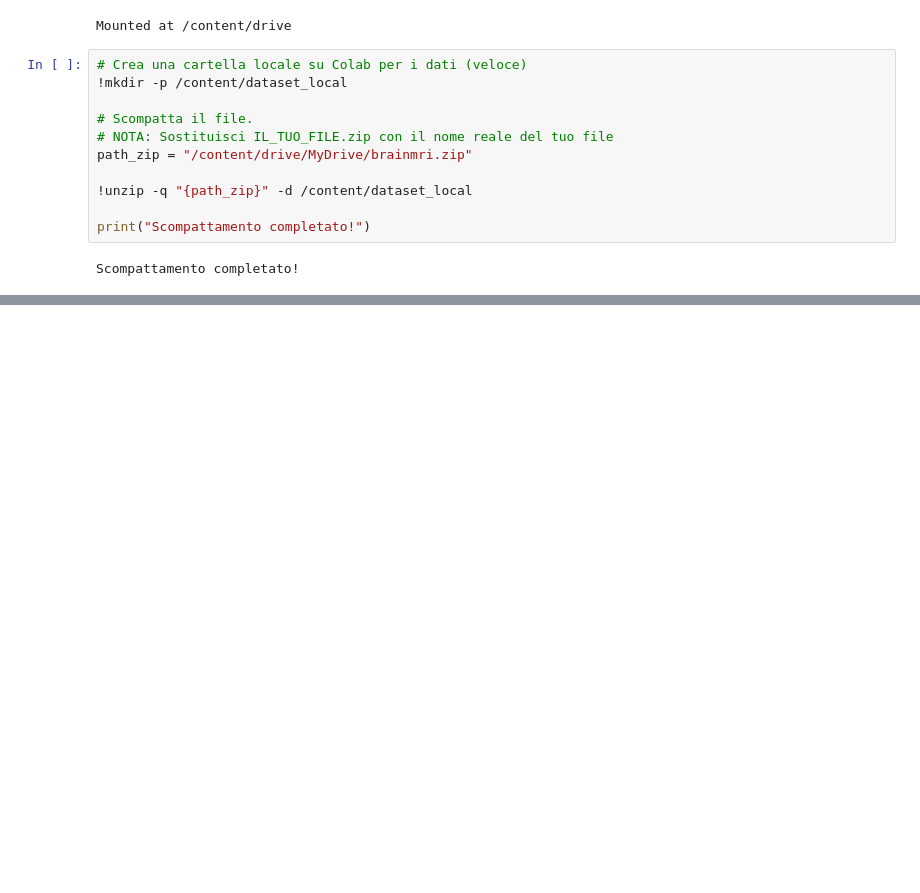
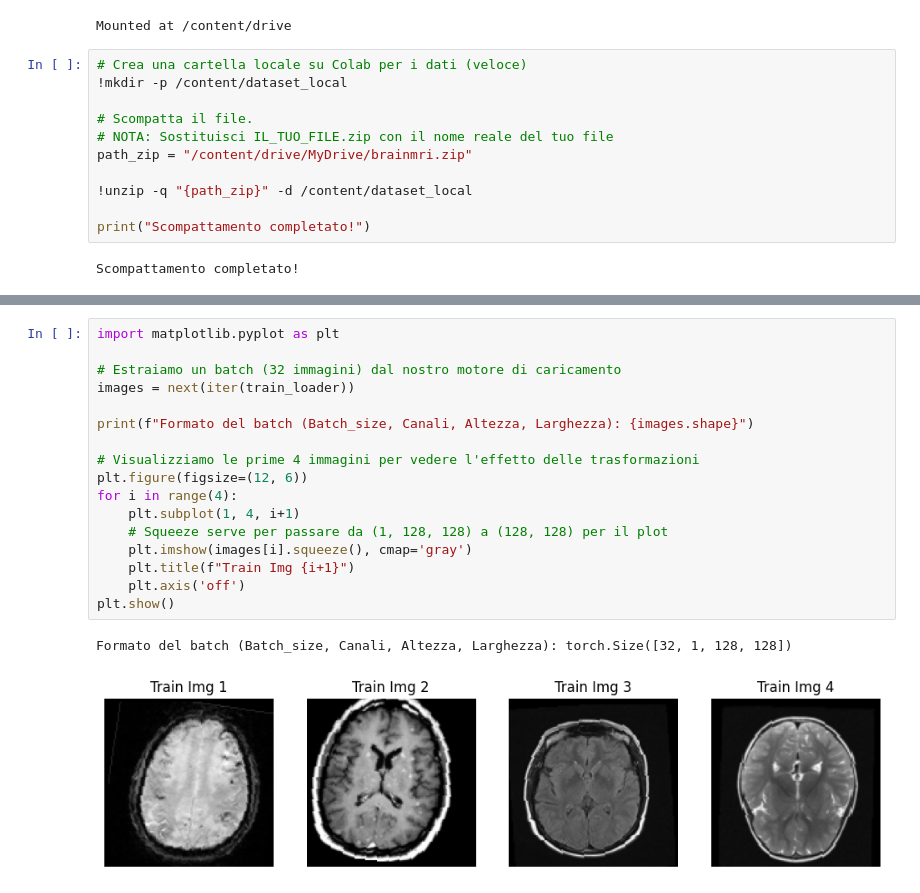
Before and after one commit to profsuccodifrutta/Variational_Autoencoder_for_Anomaly_Detection, a Jupyter notebook: 1_data_loading.ipynb, the cells around one changed output, grey strips where cells are left out. Drawn from its saved outputs; the diff is of its cells as text; blank space fills up the shorter version.

```diff
--- a/1_data_loading.ipynb
+++ b/1_data_loading.ipynb
@@ -50,0 +166,20 @@ import numpy as np
+# %%
+import matplotlib.pyplot as plt
+
+# Estraiamo un batch (32 immagini) dal nostro motore di caricamento
+images = next(iter(train_loader))
+
+print(f"Formato del batch (Batch_size, Canali, Altezza, Larghezza): {images.shape}")
+
+# Visualizziamo le prime 4 immagini per vedere l'effetto delle trasformazioni
+plt.figure(figsize=(12, 6))
+for i in range(4):
+    plt.subplot(1, 4, i+1)
+    # Squeeze serve per passare da (1, 128, 128) a (128, 128) per il plot
+    plt.imshow(images[i].squeeze(), cmap='gray')
+    plt.title(f"Train Img {i+1}")
+    plt.axis('off')
+plt.show()
+# %% [output]
+Formato del batch (Batch_size, Canali, Altezza, Larghezza): torch.Size([32, 1, 128, 128])
+[figure, added]
```
Also changed, not shown: parts of 5 cells of this notebook.
